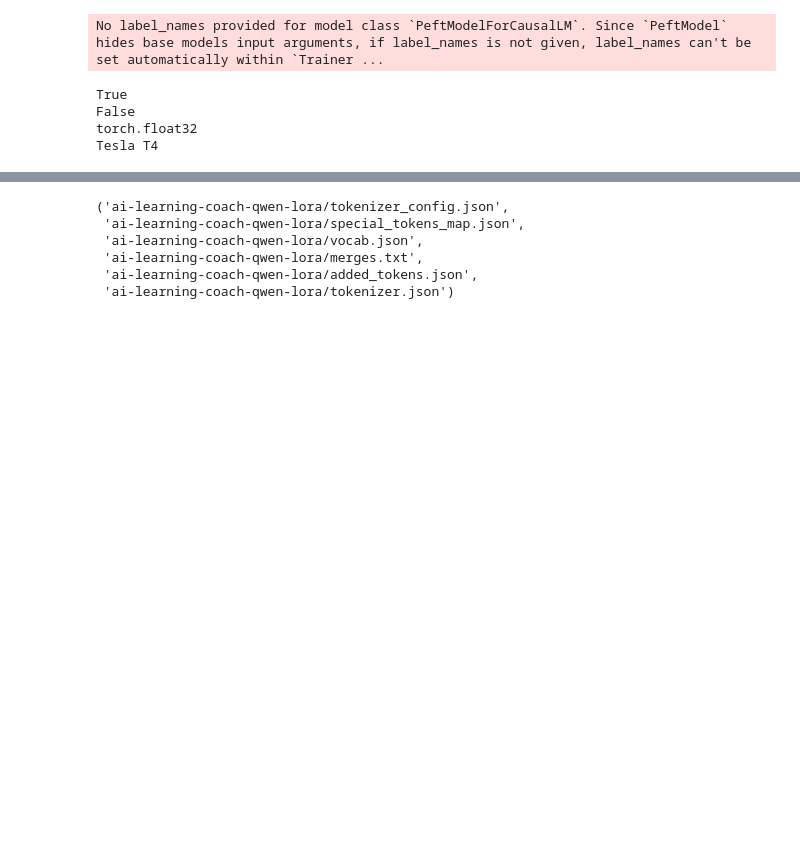
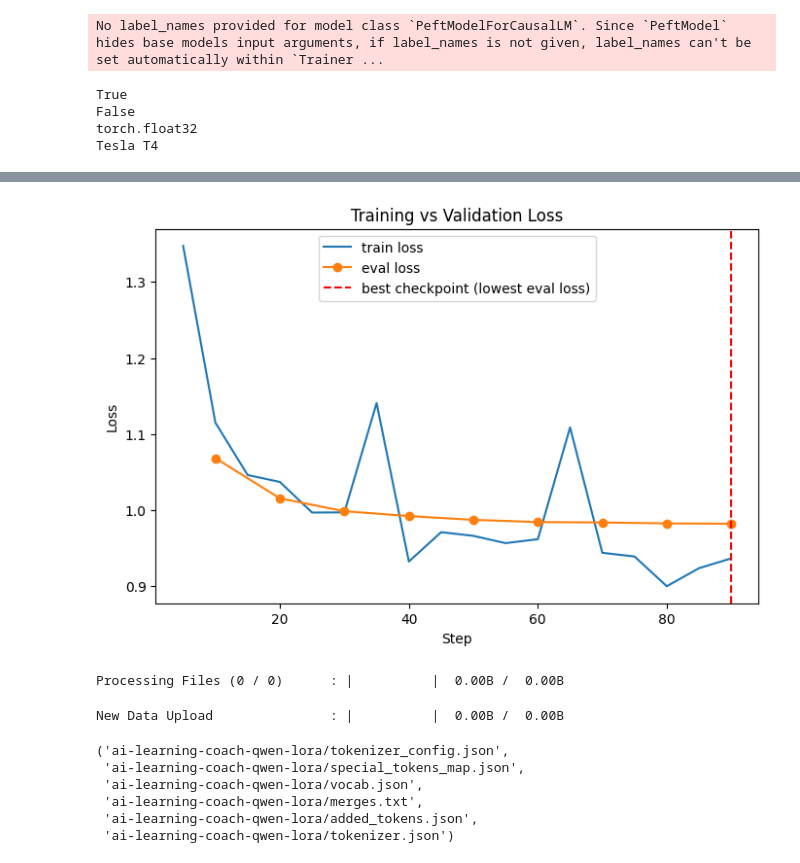
Before and after one commit to GayatriRajagopalan/ai-learning-coach, a Jupyter notebook: notebooks/AI_Learning_Coach_Fine_Tuning.ipynb, the cells around one changed output, grey strips where cells are left out. Cells and saved outputs as stored; diff of their text form; code cells hidden in the pictures; blank space fills up the shorter version.

```diff
--- a/notebooks/AI_Learning_Coach_Fine_Tuning.ipynb
+++ b/notebooks/AI_Learning_Coach_Fine_Tuning.ipynb
@@ -84,6 +83,12 @@ TARGET_MODULES = [
 ]
 
 OUTPUT_DIR = "ai-learning-coach-qwen-lora"
+# --- Hugging Face Hub target repo ---
+from datetime import datetime
+# --- Hugging Face Hub target repo ---
+HF_USER = "GayatriRajagopalan"  # <-- replace with your Hugging Face username
+RUN_NAME = f"{datetime.now():%Y-%m-%d_%H.%M}"
+HUB_MODEL_NAME = f"{HF_USER}/ai-learning-coach-qwen-lora-{RUN_NAME}"
 # %%
 from google.colab import files
 
@@ -247,6 +238,14 @@ training_args = SFTConfig(
     fp16=True,
     bf16=False,
     report_to="none",
+    # --- push each checkpoint to the Hugging Face Hub as it saves ---
+    push_to_hub=True,
+    hub_model_id=HUB_MODEL_NAME,
+    hub_strategy="every_save",
+    # --- automatically track + reload the checkpoint with the lowest eval loss ---
+    load_best_model_at_end=True,
+    metric_for_best_model="eval_loss",
+    greater_is_better=False,
 
 )
 # %%
@@ -292,10 +298,35 @@ TrainOutput(global_step=90, training_loss=1.01239013671875, metrics={'train_runt
+# %%
+# --- Plot train vs. eval loss across checkpoints ---
+import pandas as pd
+import matplotlib.pyplot as plt
+
+history = pd.DataFrame(trainer.state.log_history)
+
+train_loss = history[history["loss"].notna()][["step", "loss"]]
+eval_loss = history[history["eval_loss"].notna()][["step", "eval_loss"]]
+
+best_step = eval_loss.loc[eval_loss["eval_loss"].idxmin(), "step"]
+
+plt.figure(figsize=(8, 5))
+plt.plot(train_loss["step"], train_loss["loss"], label="train loss")
+plt.plot(eval_loss["step"], eval_loss["eval_loss"], label="eval loss", marker="o")
+plt.axvline(x=best_step, color="red", linestyle="--", label="best checkpoint (lowest eval loss)")
+plt.xlabel("Step")
+plt.ylabel("Loss")
+plt.title("Training vs Validation Loss")
+plt.legend()
+plt.show()
+# %% [output]
+[figure, added]
 # %%
 trainer.save_model(OUTPUT_DIR)
 tokenizer.save_pretrained(OUTPUT_DIR)
 # %% [output]
-('ai-learning-coach-qwen-lora/tokenizer_config.json',
- 'ai-learning-coach-qwen-lora/special_tokens_map.json',
- 'ai-learning-coach-qwen-lora/vocab.json',
- 'ai-learning-coach-qwen-lora/merges.txt',
- 'ai-learning-coach-qwen-lora/added_tokens.json',
- 'ai-learning-coach-qwen-lora/tokenizer.json')
+Processing Files (0 / 0)      : |          |  0.00B /  0.00B
+New Data Upload               : |          |  0.00B /  0.00B
+('ai-learning-coach-qwen-lora/tokenizer_config.json',
+ 'ai-learning-coach-qwen-lora/special_tokens_map.json',
+ 'ai-learning-coach-qwen-lora/vocab.json',
+ 'ai-learning-coach-qwen-lora/merges.txt',
+ 'ai-learning-coach-qwen-lora/added_tokens.json',
+ 'ai-learning-coach-qwen-lora/tokenizer.json')
```
Also changed, not shown: parts of 14 cells of this notebook.
